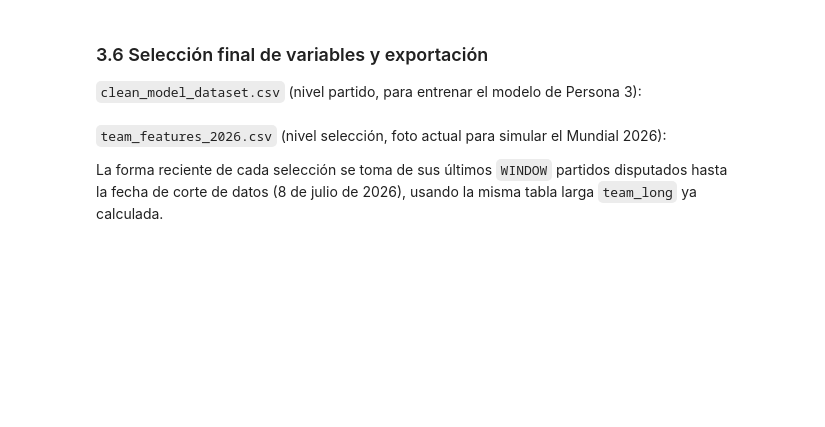
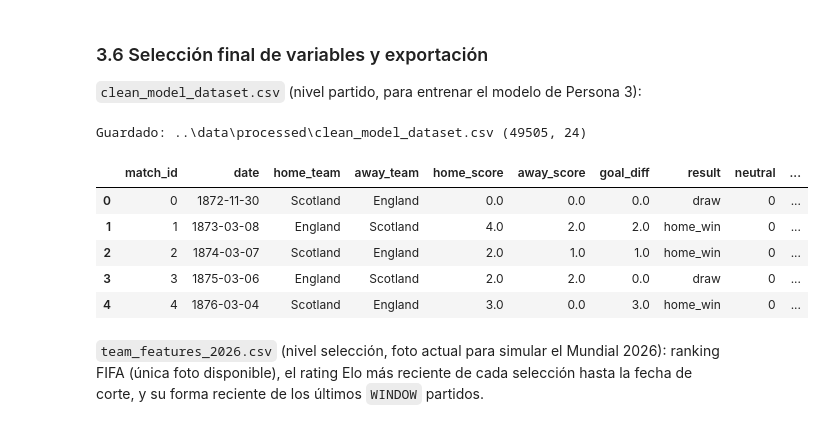
Before and after one commit to rodrigohernandezm/Proyecto_Mineria_Avanzada, a Jupyter notebook: notebooks/01_limpieza_datos.ipynb, the cells around one changed output. Cells and saved outputs as stored; diff of their text form; code cells hidden in the pictures; blank space fills up the shorter version.

```diff
--- a/notebooks/01_limpieza_datos.ipynb
+++ b/notebooks/01_limpieza_datos.ipynb
@@ -104,0 +145,19 @@ print(sorted(teams_fifa - teams_results)[:30])
+# %%
+# Consistencia de nombres de selección entre fuentes.
+# elo_ratings.csv trae espacios "non-breaking" (\xa0) en varios nombres (artefacto de scraping web
+# de eloratings.net), por lo que se limpian antes de comparar; si no, cualquier merge por nombre
+# pierde filas silenciosamente aunque el nombre "se vea" igual impreso en pantalla.
+def strip_nbsp(name):
+    return name.replace("\xa0", " ").strip() if isinstance(name, str) else name
+
+elo["team"] = elo["team"].apply(strip_nbsp)
+
+teams_results = set(results["home_team"]).union(results["away_team"])
+teams_fifa = set(fifa_rank["team"])
+teams_elo = set(elo["team"])
+
+print("Selecciones en fifa_rank (211 miembros FIFA) sin match directo en results.csv:")
+print(sorted(teams_fifa - teams_results))
+
+print("\nSelecciones en fifa_rank sin match directo en elo_ratings.csv:")
+print(sorted(teams_fifa - teams_elo))
@@ -291,20 +428,28 @@ team_strength.head()
 # %%
 model_cols = [
     "match_id", "date", "home_team", "away_team",
     "home_score", "away_score", "goal_diff", "result",
     "neutral", "tournament", "tournament_tier", "decided_by_penalties",
     "home_form_points_avg", "home_form_gf_avg", "home_form_ga_avg", "home_matches_played_before",
     "away_form_points_avg", "away_form_gf_avg", "away_form_ga_avg", "away_matches_played_before",
+    "home_elo_pre_match", "away_elo_pre_match", "elo_diff",
     "has_min_history",
 ]
 
 clean_model_dataset = matches[model_cols].copy()
 clean_model_dataset.to_csv(PROCESSED_DIR / "clean_model_dataset.csv", index=False)
 print("Guardado:", PROCESSED_DIR / "clean_model_dataset.csv", clean_model_dataset.shape)
 clean_model_dataset.head()
+# %% [output]
+Guardado: ..\data\processed\clean_model_dataset.csv (49505, 24)
+|  | match_id | date | home_team | away_team | home_score | away_score | goal_diff | result | neutral | ... |
+| 0 | 0 | 1872-11-30 | Scotland | England | 0.0 | 0.0 | 0.0 | draw | 0 | ... |
+| 1 | 1 | 1873-03-08 | England | Scotland | 4.0 | 2.0 | 2.0 | home_win | 0 | ... |
+| 2 | 2 | 1874-03-07 | Scotland | England | 2.0 | 1.0 | 1.0 | home_win | 0 | ... |
+| 3 | 3 | 1875-03-06 | England | Scotland | 2.0 | 2.0 | 0.0 | draw | 0 | ... |
+| 4 | 4 | 1876-03-04 | Scotland | England | 3.0 | 0.0 | 3.0 | home_win | 0 | ... |
 # %% [markdown]
-`team_features_2026.csv` (nivel selección, foto actual para simular el Mundial 2026):
-
-La forma reciente de cada selección se toma de sus últimos `WINDOW` partidos disputados hasta la fecha
-de corte de datos (8 de julio de 2026), usando la misma tabla larga `team_long` ya calculada.
+`team_features_2026.csv` (nivel selección, foto actual para simular el Mundial 2026): ranking FIFA
+(única foto disponible), el rating Elo más reciente de cada selección hasta la fecha de corte, y su
+forma reciente de los últimos `WINDOW` partidos.
 # %%
```
Also changed, not shown: parts of 24 cells of this notebook.
